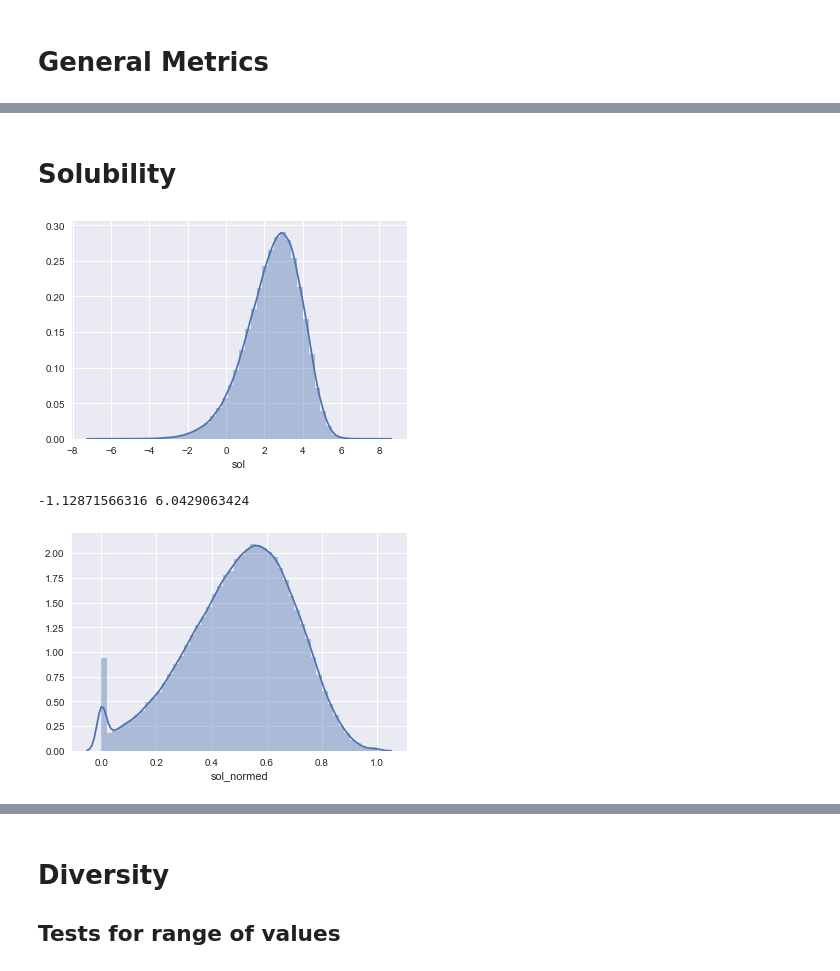
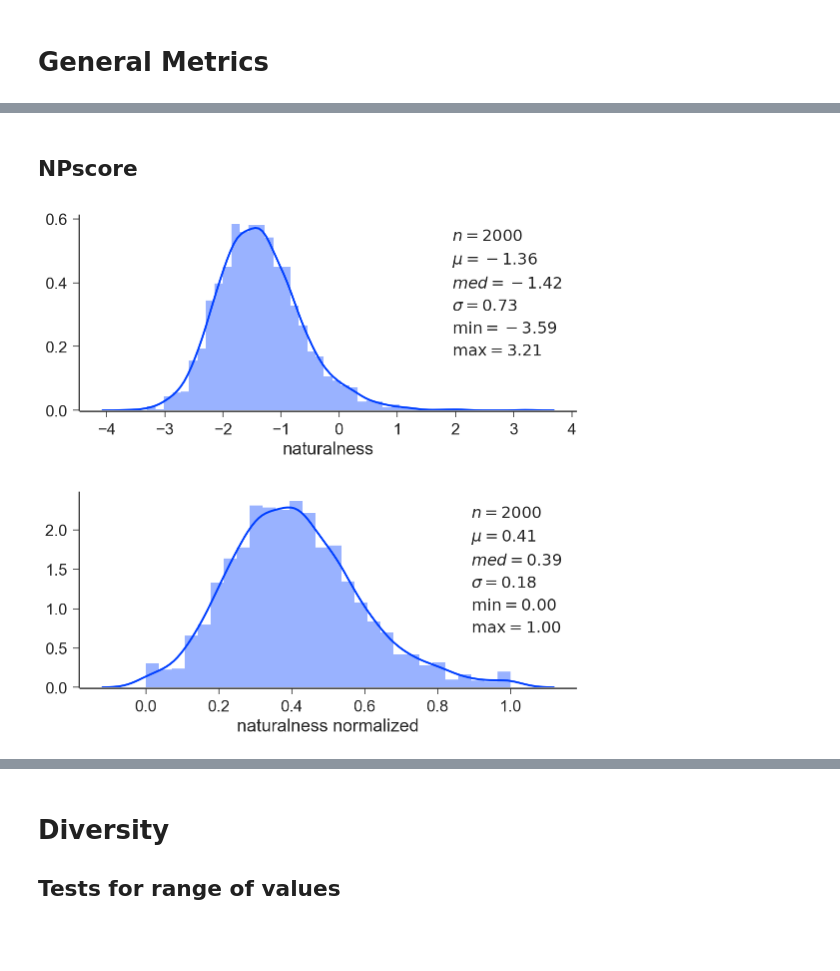
Before and after one commit to aspuru-guzik-group/ORGANIC, a Jupyter notebook: analysis/MolMetric_showcase.ipynb, the cells around one changed output, grey strips where cells are left out. Drawn from its saved outputs; the diff is of its cells as text; code cells hidden in the pictures; blank space fills up the shorter version.

```diff
--- a/analysis/MolMetric_showcase.ipynb
+++ b/analysis/MolMetric_showcase.ipynb
@@ -232,2 +151,2 @@ substructure_match('O=N1=CC=CC=C1',ben)
 # %% [markdown]
-# Solubility
+## NPscore
@@ -242,14 +153,6 @@ df['sol'] = df['mol'].apply(solubility)
-# %%
-sns.distplot(df['sol'])
-plt.show()
-
-mean_s = np.mean(df['sol'].values)
-std_s = np.std(df['sol'].values)
-print(mean_s-2.5*std_s,mean_s+2.5*std_s)
-df['sol_normed'] = df['sol'].apply(normalize)
-sns.distplot(df['sol_normed'])
-plt.show()
-# %% [output]
-[figure, removed]
--1.12871566316 6.0429063424
-[figure, removed]
+# %%
+prop='naturalness'
+plot_distributions_compare(prop,metrics[prop], smiles, train_smiles, mm)
+# %% [output]
+[figure, added]
+[figure, added]
```
Also changed, not shown: parts of 31 cells of this notebook, 4 other files.
